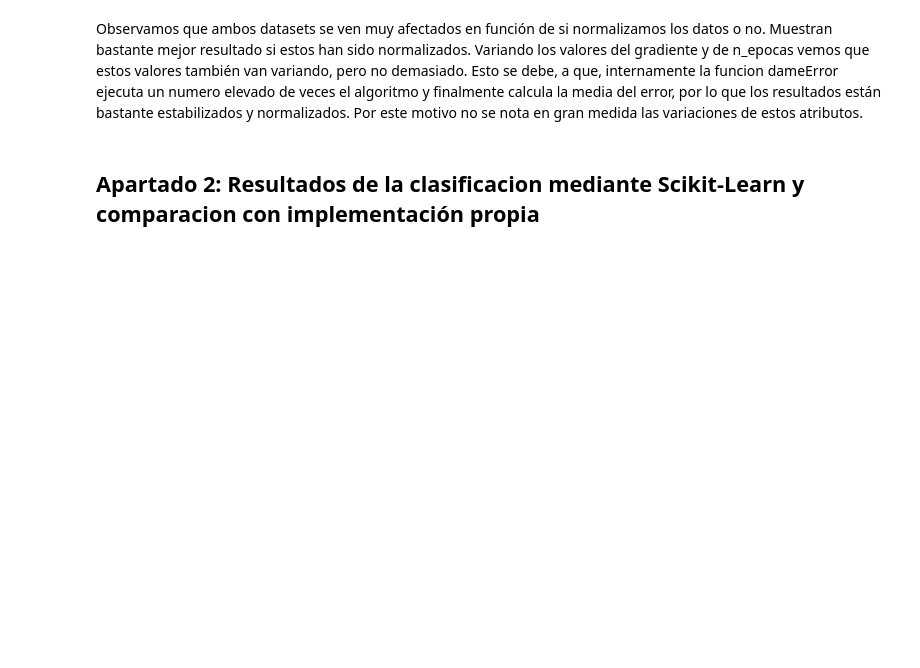
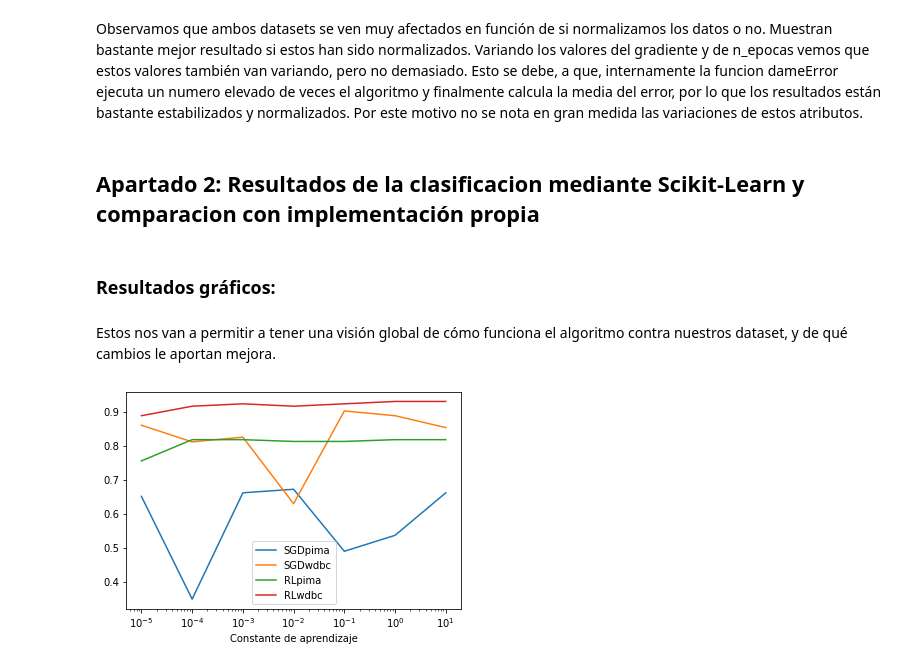
Before and after one commit to Monte-10/FAA-1461, a Jupyter notebook: Practica_3/Memoria.ipynb, the cells around one changed output. Saved outputs shown, nothing was run; the diff lists cells and outputs as text; code cells hidden in the pictures; blank space fills up the shorter version.

```diff
--- a/Practica_3/Memoria.ipynb
+++ b/Practica_3/Memoria.ipynb
@@ -209,3 +206,30 @@ from sklearn.pipeline import make_pipeline
 from sklearn.model_selection import train_test_split
 from sklearn.metrics import accuracy_score
 from RegresionLogisticaSK import *
+# %% [markdown]
+### Resultados gráficos:
+# %% [markdown]
+Estos nos van a permitir a tener una visión global de cómo funciona el algoritmo contra nuestros dataset, y de qué cambios le aportan mejora.
+# %%
+n_epocas = 100
+gradiente = 1.0
+score1_total = [] #pima RL
+score2_total = [] #wdbc RL
+score3_total = [] #pima SGD
+score4_total = [] #wdbc SGD
+valores = []
+valor = 100
+for i in range(7):
+    valor = valor * 0.1
+    valores.append(valor)
+
+for i in valores:
+    score1,score2 = getErroresLogisticRegresion(False,'ConjuntosDatosP2/pima-indians-diabetes.csv','ConjuntosDatosP2/wdbc.csv',n_epocas,i)
+    error1,error2 = getErroresSGDClassifier(False,'ConjuntosDatosP2/pima-indians-diabetes.csv','ConjuntosDatosP2/wdbc.csv',n_epocas,i)
+    score1_total.append(score1)
+    score2_total.append(score2)
+    score3_total.append(error1)
+    score4_total.append(error2)
+plotErrores(score3_total,score4_total,score1_total,score2_total,valores)
+# %% [output]
+[figure, added]
```
Also changed, not shown: parts of 43 cells of this notebook, 4 other files.
